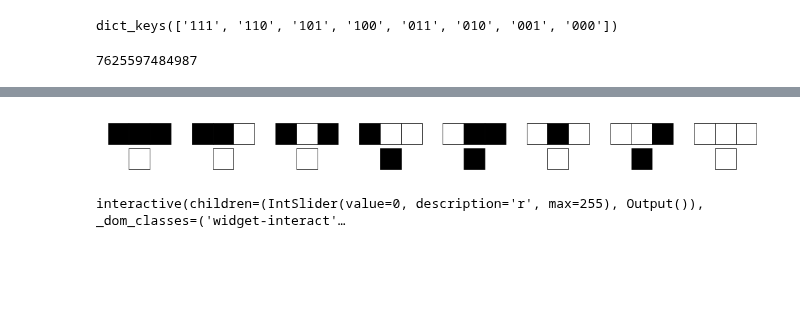
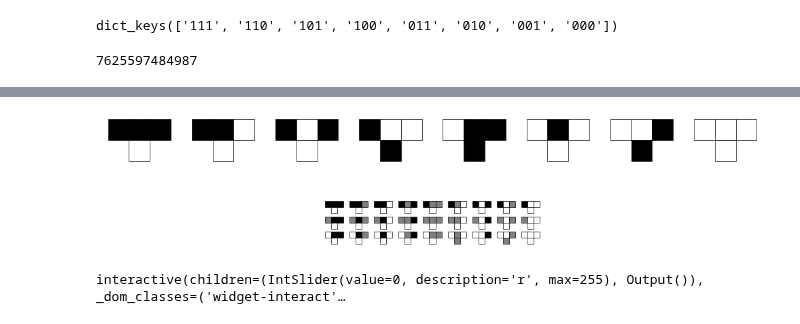
Before and after one commit to orome/automata-py, a Jupyter notebook: demo.ipynb, the cells around one changed output, grey strips where cells are left out. Cells and saved outputs as stored; diff of their text form; code cells hidden in the pictures; blank space fills up the shorter version.

Commit message:
Start work on splitting rule display over multiple rows

```diff
--- a/demo.ipynb
+++ b/demo.ipynb
@@ -58,9 +58,13 @@ Rule(7625597484987-1, base=3).pattern_to_output
  '001': '2',
  '000': '2'}
 # %%
-Rule(Rule._decode('11010', 2)).display(Rule.DisplayParams(fig_width=10))
+Rule(Rule._decode('11010', 2)).display(Rule.DisplayParams(fig_width=10, rows=1))
 # %% [output]
-[figure, old version]
+[figure, new version]
+# %%
+Rule(30,3).display(Rule.DisplayParams(fig_width=10, rows=3))
+# %% [output]
+[figure, added]
 # %%
 @interact(r=(0,255,1))
 def show_rule(r=0):
```
Also changed, not shown: parts of 2 cells of this notebook, 1 other file.
